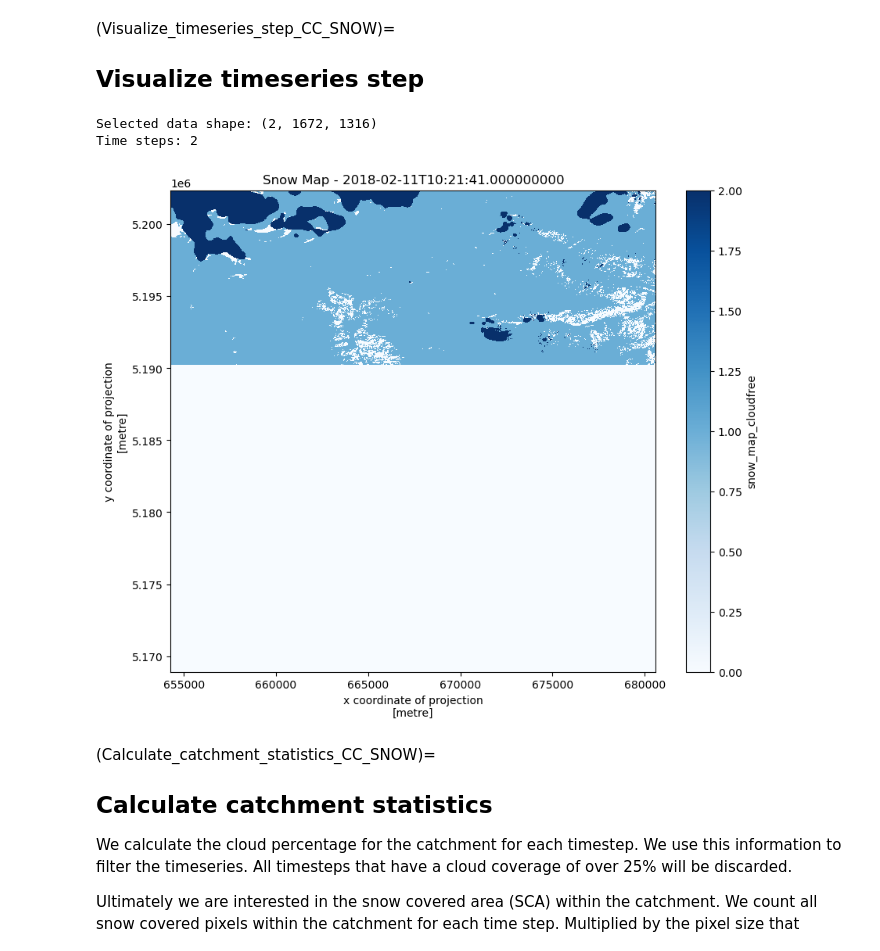
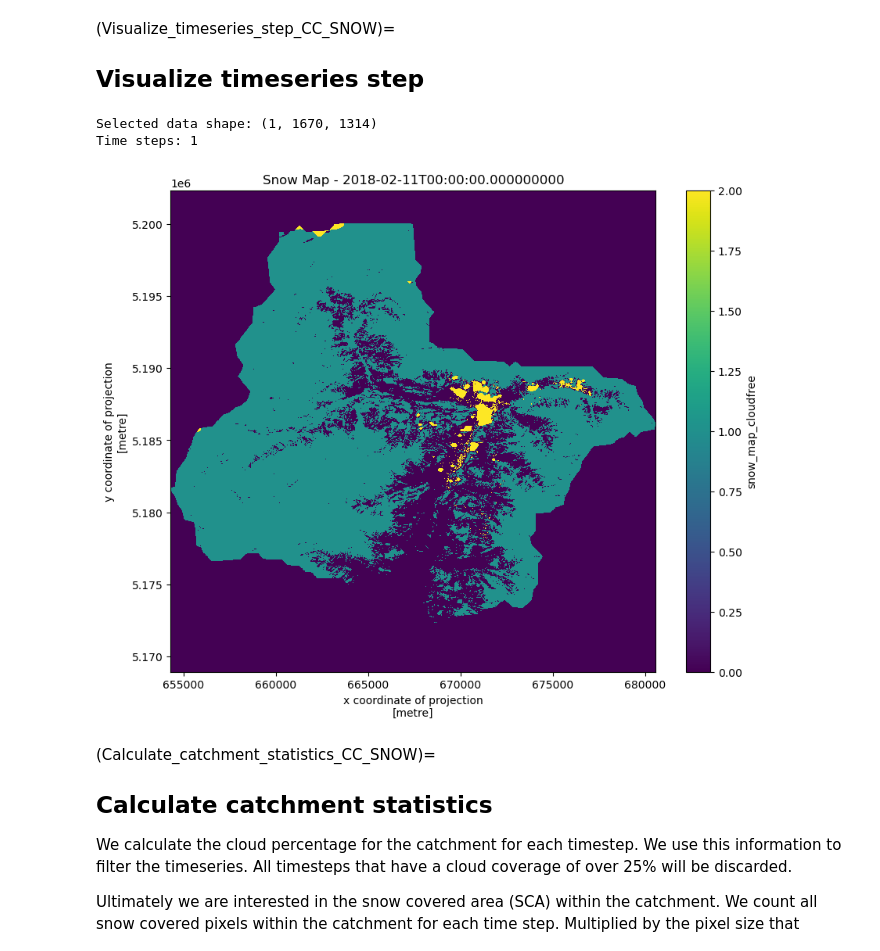
Before and after one commit to tinaok/eopf-sample-notebooks, a Jupyter notebook: notebooks/Sentinel-2/cc_snow_exercise_3.1.ipynb, the cells around one changed output. Cells and saved outputs as stored; diff of their text form; code cells hidden in the pictures.

```diff
--- a/notebooks/Sentinel-2/cc_snow_exercise_3.1.ipynb
+++ b/notebooks/Sentinel-2/cc_snow_exercise_3.1.ipynb
@@ -108,6 +108,7 @@ search = catalog.search(
     collections=["sentinel-2-l2a"],
     bbox=bbox,
     datetime="2018-02-01/2018-06-30",
+    query={"eo:cloud_cover": {"lt": 25}},
 )
 
 items = list(search.items())
@@ -170,5 +171,21 @@ scl = (
     .rio.write_crs("EPSG:32632")
 )
 
+def merge_by_day(ds):
+    # group by date, take maximum along the time dimension, and rename back to time
+    return (
+        ds.groupby("time.date")
+        .max("time")
+        .rename({"date": "time"})
+    )
+
+scl = merge_by_day(scl)
+b03 = merge_by_day(b03)
+b11 = merge_by_day(b11)
+
+scl = scl.assign_coords(time=scl.time.astype("datetime64[ns]"))
+b03 = b03.assign_coords(time=b03.time.astype("datetime64[ns]"))
+b11 = b11.assign_coords(time=b11.time.astype("datetime64[ns]"))
+
 scl
 # %% [output]
@@ -206,19 +223,11 @@ Clip the data to the area of interest.
 # %%
 catchment_outline = catchment_outline.to_crs("EPSG:32632")
 
-bounds = catchment_outline.total_bounds
-
-b03_clipped = b03.rio.clip_box(
-    minx=bounds[0], miny=bounds[1], maxx=bounds[2], maxy=bounds[3]
-)
-
-b11_clipped = b11.rio.clip_box(
-    minx=bounds[0], miny=bounds[1], maxx=bounds[2], maxy=bounds[3]
-)
-
-scl_clipped = scl.rio.clip_box(
-    minx=bounds[0], miny=bounds[1], maxx=bounds[2], maxy=bounds[3]
-)
+geoms = catchment_outline.geometry.values  # or `.geometry`
+crs = catchment_outline.crs
+b03_clipped = b03.rio.clip(geoms, crs, drop=True)
+b11_clipped = b11.rio.clip(geoms, crs, drop=True)
+scl_clipped = scl.rio.clip(geoms, crs, drop=True)
 
 b03_clipped
 # %% [output]
@@ -413,19 +422,19 @@ Attributes: (0)
 # %%
 snowmap_1d = snow_dataset["snow_map_cloudfree"].sel(
     time=slice("2018-02-10", "2018-02-12")
 )
 
 print(f"Selected data shape: {snowmap_1d.shape}")
 print(f"Time steps: {len(snowmap_1d.time)}")
 
 fig, ax = plt.subplots(figsize=(10, 8))
-snowmap_1d.isel(time=0).plot(ax=ax, cmap="Blues")
+snowmap_1d.isel(time=0).plot(ax=ax, cmap="viridis")
 ax.set_title(f"Snow Map - {snowmap_1d.time.values[0]}")
 plt.show()
 # %% [output]
-Selected data shape: (2, 1672, 1316)
-Time steps: 2
+Selected data shape: (1, 1670, 1314)
+Time steps: 1
-[figure, old version]
+[figure, new version]
 # %% [markdown]
 (Calculate_catchment_statistics_CC_SNOW)=
 ## Calculate catchment statistics
```
Also changed, not shown: parts of 10 cells of this notebook, 2 other files.
